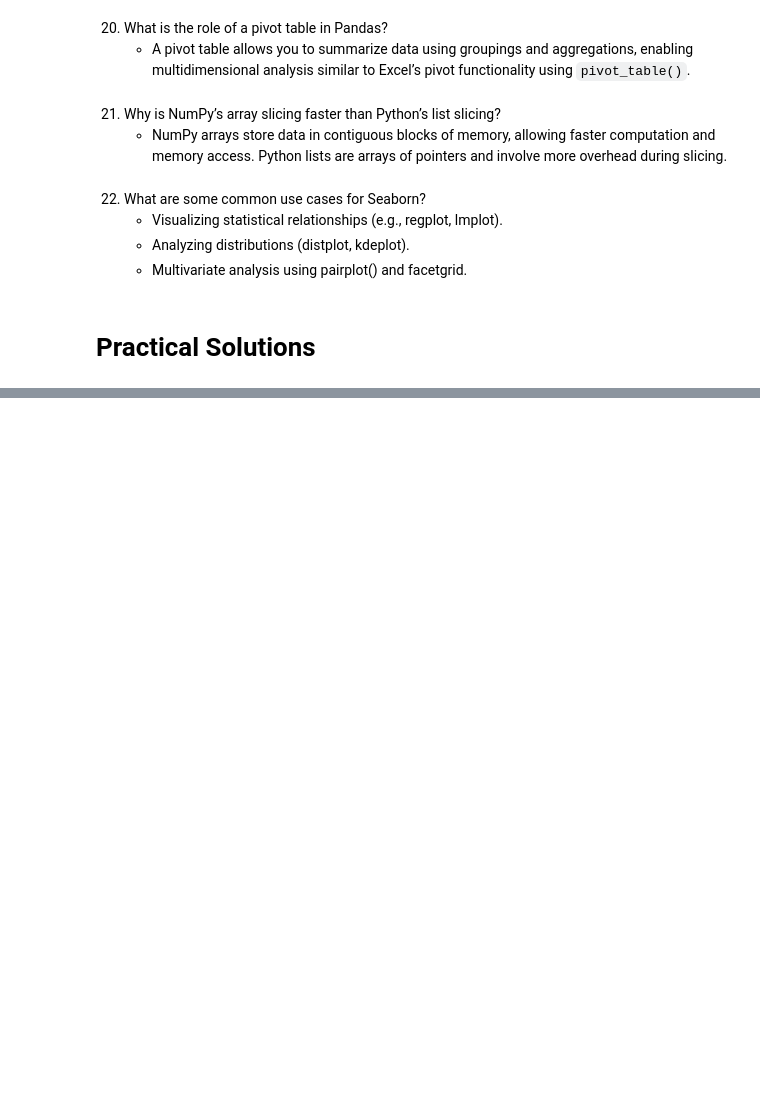
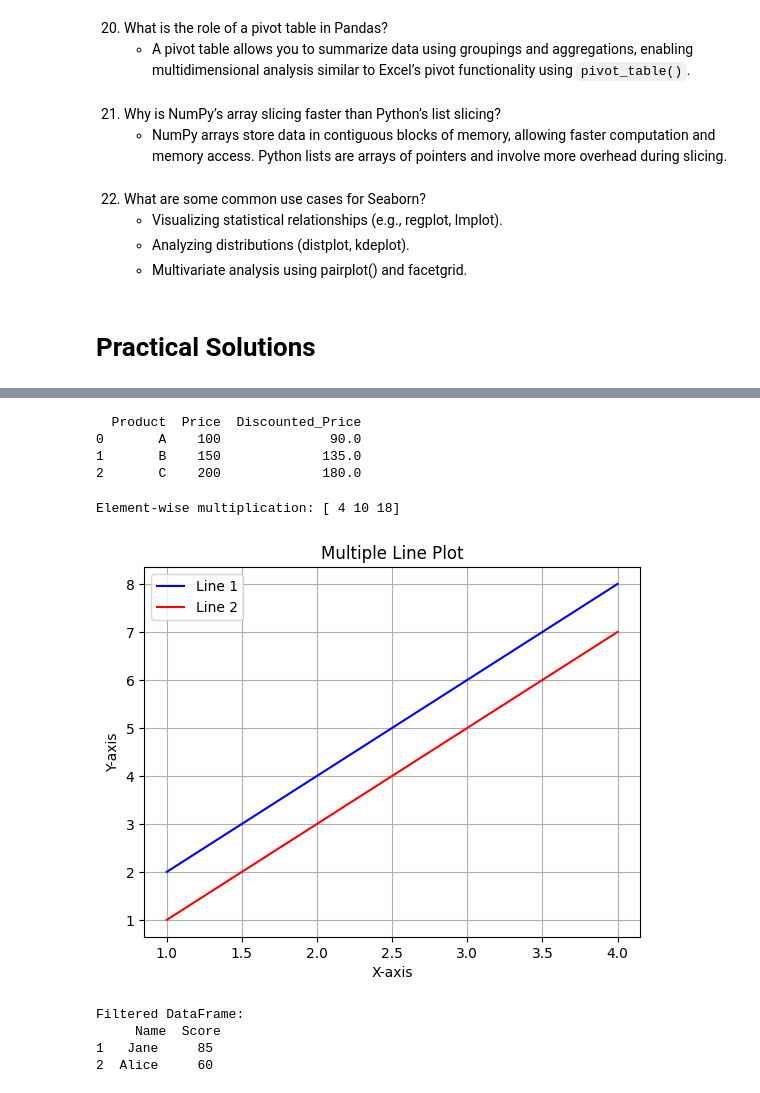
Before and after one commit to AryaThool/pwskillassignment, a Jupyter notebook: Data_Toolkit.ipynb, the cells around one changed output, grey strips where cells are left out. Drawn from its saved outputs; the diff is of its cells as text; code cells hidden in the pictures; blank space fills up the shorter version.

```diff
--- a/Data_Toolkit.ipynb
+++ b/Data_Toolkit.ipynb
@@ -82,0 +149,58 @@
+# %%
+#Create a DataFrame and add a new column based on an existing column.
+import pandas as pd
+
+df = pd.DataFrame({
+    'Product': ['A', 'B', 'C'],
+    'Price': [100, 150, 200]
+})
+df['Discounted_Price'] = df['Price'] * 0.9
+print(df)
+# %% [output]
+  Product  Price  Discounted_Price
+0       A    100              90.0
+1       B    150             135.0
+2       C    200             180.0
+# %%
+#Write a program to perform element-wise multiplication of two NumPy arrays.
+import numpy as np
+
+a = np.array([1, 2, 3])
+b = np.array([4, 5, 6])
+result = np.multiply(a, b)
+print("Element-wise multiplication:", result)
+# %% [output]
+Element-wise multiplication: [ 4 10 18]
+# %%
+#Create a line plot with multiple lines using Matplotlib.
+import matplotlib.pyplot as plt
+
+x = [1, 2, 3, 4]
+y1 = [2, 4, 6, 8]
+y2 = [1, 3, 5, 7]
+
+plt.plot(x, y1, label='Line 1', color='blue')
+plt.plot(x, y2, label='Line 2', color='red')
+plt.xlabel('X-axis')
+plt.ylabel('Y-axis')
+plt.title('Multiple Line Plot')
+plt.legend()
+plt.grid(True)
+plt.show()
+# %% [output]
+[figure, added]
+# %%
+#Generate a Pandas DataFrame and filter rows where a column value is greater than a threshold.
+import pandas as pd
+
+df = pd.DataFrame({
+    'Name': ['John', 'Jane', 'Alice'],
+    'Score': [45, 85, 60]
+})
+filtered_df = df[df['Score'] > 50]
+print("Filtered DataFrame:\n", filtered_df)
+# %% [output]
+Filtered DataFrame:
+     Name  Score
+1   Jane     85
+2  Alice     60
```
Also changed, not shown: parts of 10 cells of this notebook.
